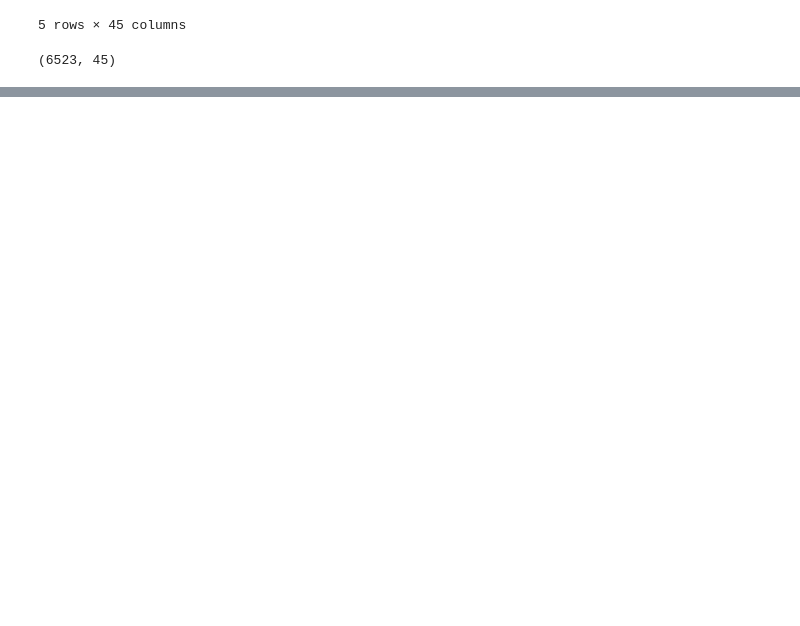
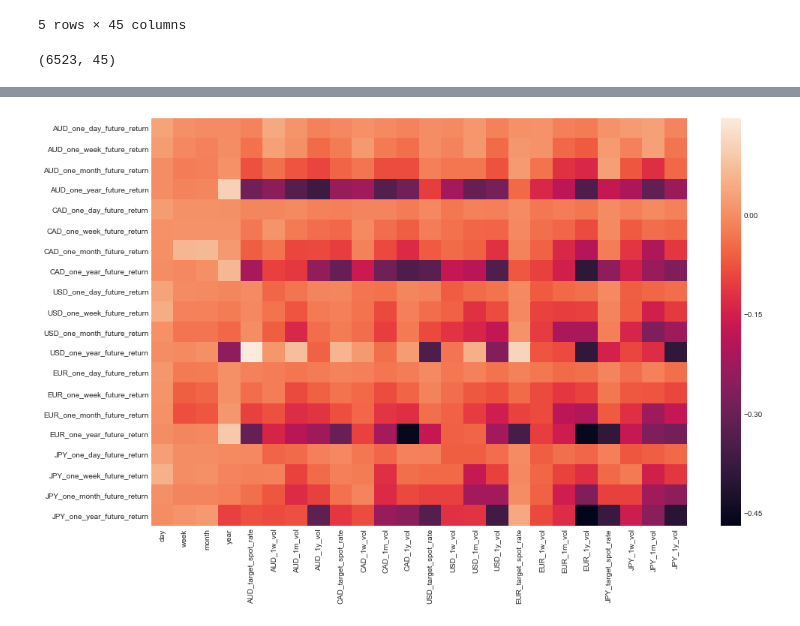
Before and after one commit to JaiPancholi/currency_analysis, a Jupyter notebook: notebooks/EDA.ipynb, the cells around one changed output, grey strips where cells are left out. Cells and saved outputs as stored; diff of their text form; code cells hidden in the pictures; blank space fills up the shorter version.

```diff
--- a/notebooks/EDA.ipynb
+++ b/notebooks/EDA.ipynb
@@ -165,0 +118,13 @@ df.corr()
+# %%
+sreturn_cols = [c for c in df.columns if c.endswith('return')]
+non_return_cols = [c for c in df.columns if not c.endswith('return')]
+non_return_cols.remove('date')
+
+correlation_df = df.corr()
+correlation_df = correlation_df.drop(index=non_return_cols)
+correlation_df = correlation_df.drop(columns=return_cols)
+
+plt.figure(figsize=(16, 10))
+ax = sns.heatmap(correlation_df)
+# %% [output]
+[figure, added]
```
Also changed, not shown: parts of 9 cells of this notebook, 1 other file.
